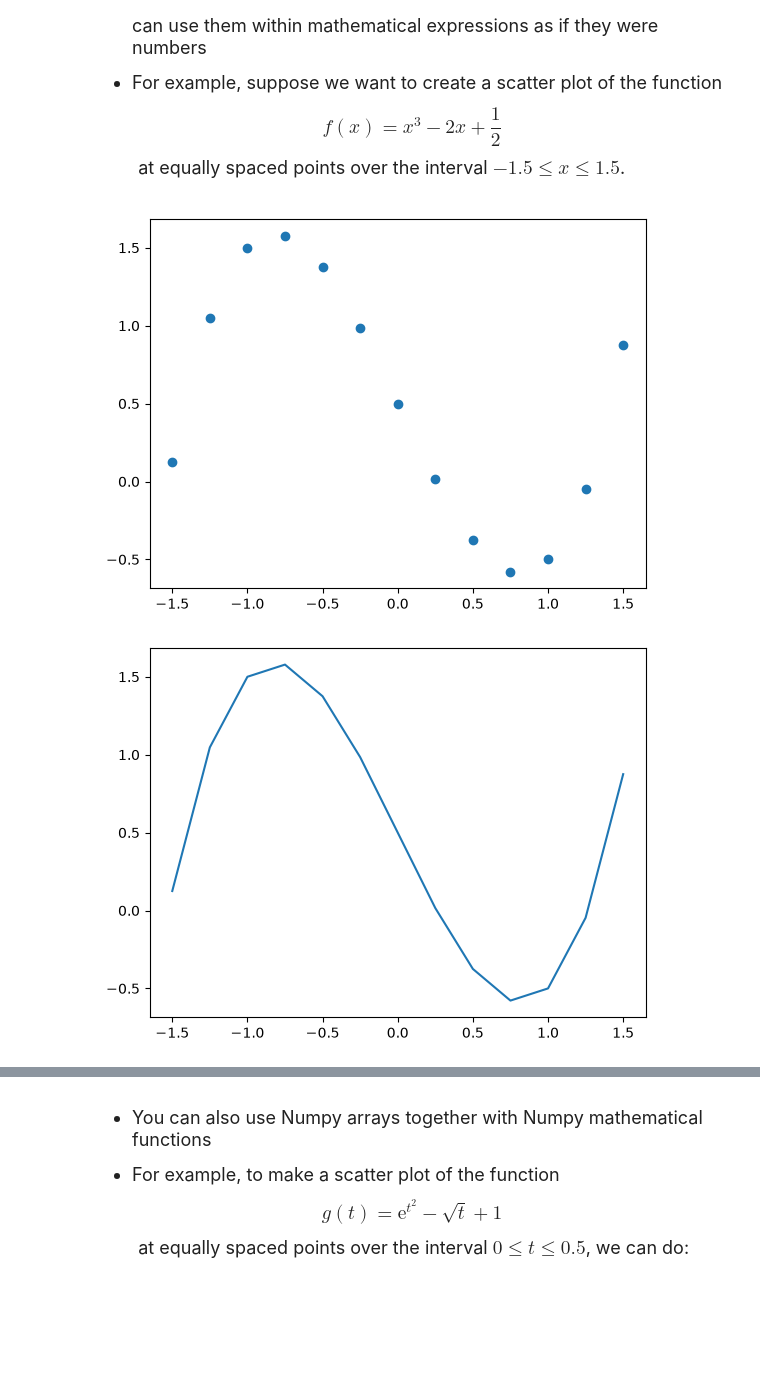
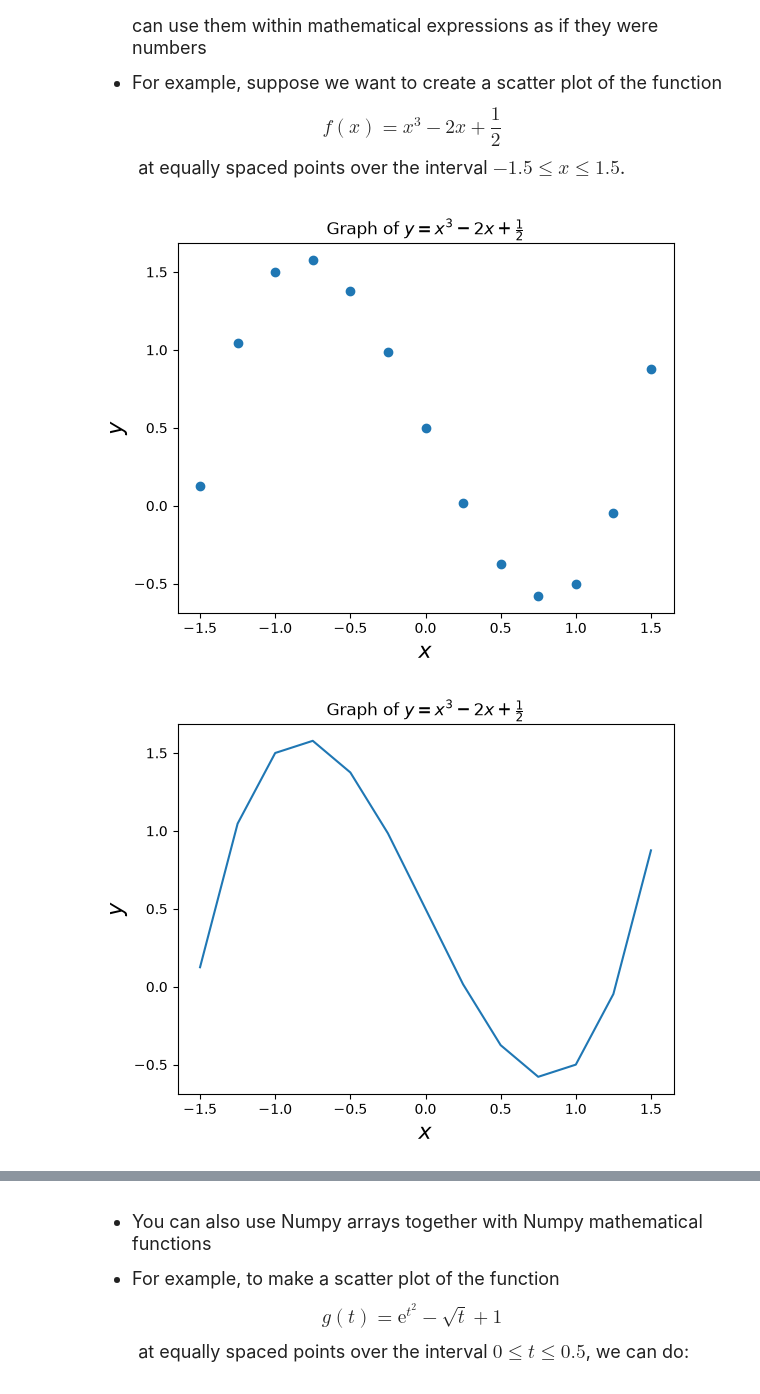
Before and after one commit to vzhu6/datasci151fall2026, a Jupyter notebook: lecture_04_other_sequence_objects/Lecture04 copy.ipynb, the cells around one changed output, grey strips where cells are left out. Cells and saved outputs as stored; diff of their text form; code cells hidden in the pictures; blank space fills up the shorter version.

```diff
--- a/lecture_04_other_sequence_objects/Lecture04 copy.ipynb
+++ b/lecture_04_other_sequence_objects/Lecture04 copy.ipynb
@@ -441,21 +462,30 @@ $$ f(x) = x^3 - 2x + \frac{1}{2} $$
 # %%
 # Create list of equally spaced points from -1.5 to 1.5
 # We'll choose points 0.25 apart
 x_vals = [-1.5, -1.25, -1, -0.75, -0.5, -0.25, 0, 0.25, 0.5, 0.75, 1, 1.25, 1.5]
 
 # Convert to numpy array
 x_vals = np.array(x_vals)
 
 # Create new numpy array with the function evaluated at the same points
 y_vals = x_vals**3 - 2*x_vals + 0.5
 
 # Use plt.scatter to create scatter plot
 plt.scatter(x = x_vals, y = y_vals)
+plt.xlabel("$x$", fontsize = 16)
+plt.ylabel("$y$", fontsize = 16)
+plt.title("Graph of $y = x^3 - 2x + \\frac{1}{2}$", fontsize = 12)
 plt.show()
-plt.plot(x_vals, y_vals)
-plt.show()
-
-x_vals = np.linspace(01.5, )
 # %% [output]
-[figure, old version]
+[figure, new version]
-[figure, removed]
+# %%
+x_vals = [-1.5, -1.25, -1, -0.75, -0.5, -0.25, 0, 0.25, 0.5, 0.75, 1, 1.25, 1.5]
+x_vals = np.array(x_vals)
+y_vals = x_vals**3 - 2*x_vals + 0.5
+plt.plot(x_vals, y_vals)
+plt.xlabel("$x$", fontsize = 16)
+plt.ylabel("$y$", fontsize = 16)
+plt.title("Graph of $y = x^3 - 2x + \\frac{1}{2}$", fontsize = 12)
+plt.show()
+# %% [output]
+[figure, added]
```
Also changed, not shown: parts of 9 cells of this notebook.
